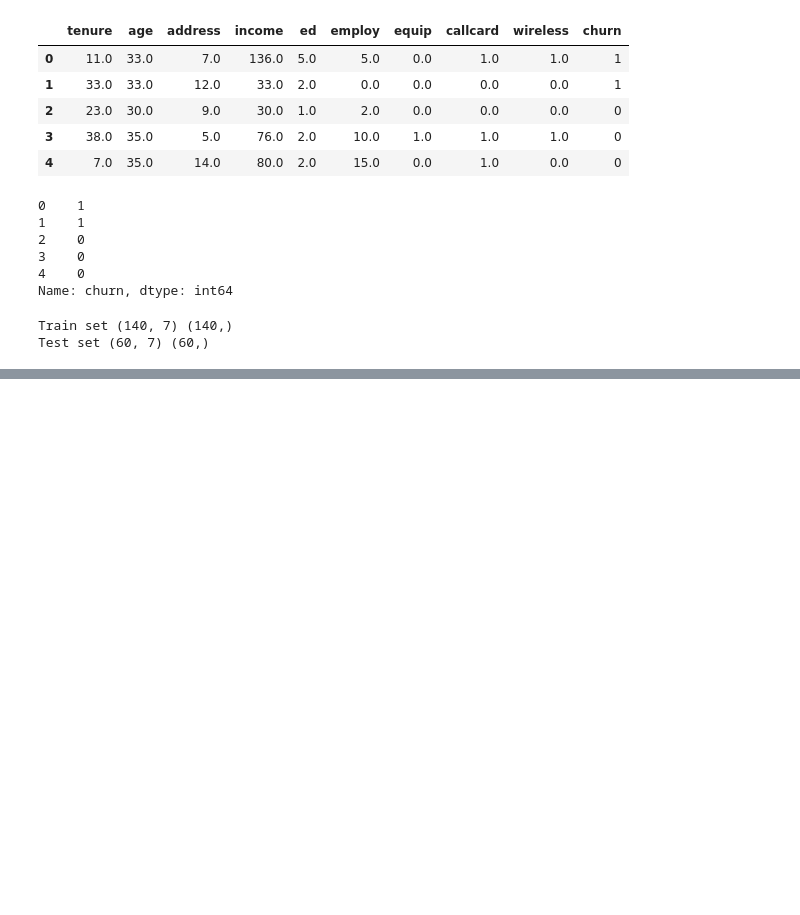
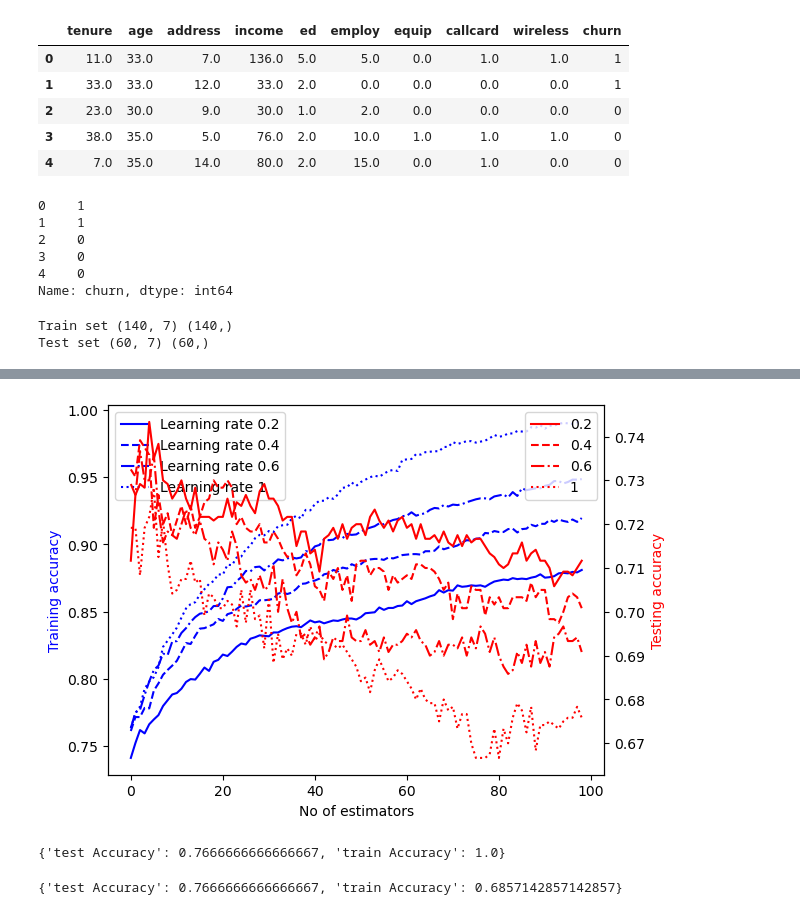
Before and after one commit to antonio-xrp/data-science-path, a Jupyter notebook: 0.4-MachineLearning/0.2-clasificacion-IBM/practice.ipynb, the cells around one changed output, grey strips where cells are left out. Saved outputs shown, nothing was run; the diff lists cells and outputs as text; code cells hidden in the pictures; blank space fills up the shorter version.

```diff
--- a/0.4-MachineLearning/0.2-clasificacion-IBM/practice.ipynb
+++ b/0.4-MachineLearning/0.2-clasificacion-IBM/practice.ipynb
@@ -114,0 +189,4 @@ from sklearn.ensemble import AdaBoostClassifier
+# %%
+get_accuracy_bag(X,y,title="Training and Test Accuracy vs Weak Classifiers",Learning_rate_=[0.2,0.4,0.6,1],times=20,xlabel='Number Estimators')
+# %% [output]
+[figure, added]
@@ -114,0 +197,6 @@ from sklearn.ensemble import AdaBoostClassifier
+# %%
+base_estimator.fit(X_train, y_train)
+
+print(get_accuracy(X_train, X_test, y_train, y_test, base_estimator))
+# %% [output]
+{'test Accuracy': 0.7666666666666667, 'train Accuracy': 1.0}
@@ -114,0 +207,8 @@ from sklearn.ensemble import AdaBoostClassifier
+# %%
+model.fit(X_train, y_train)
+
+#Predict the response for test dataset
+y_pred = model.predict(X_test)
+print(get_accuracy(X_train, X_test, y_train, y_test, model))
+# %% [output]
+{'test Accuracy': 0.7666666666666667, 'train Accuracy': 0.6857142857142857}
```
Also changed, not shown: parts of 42 cells of this notebook, 1 other file.
